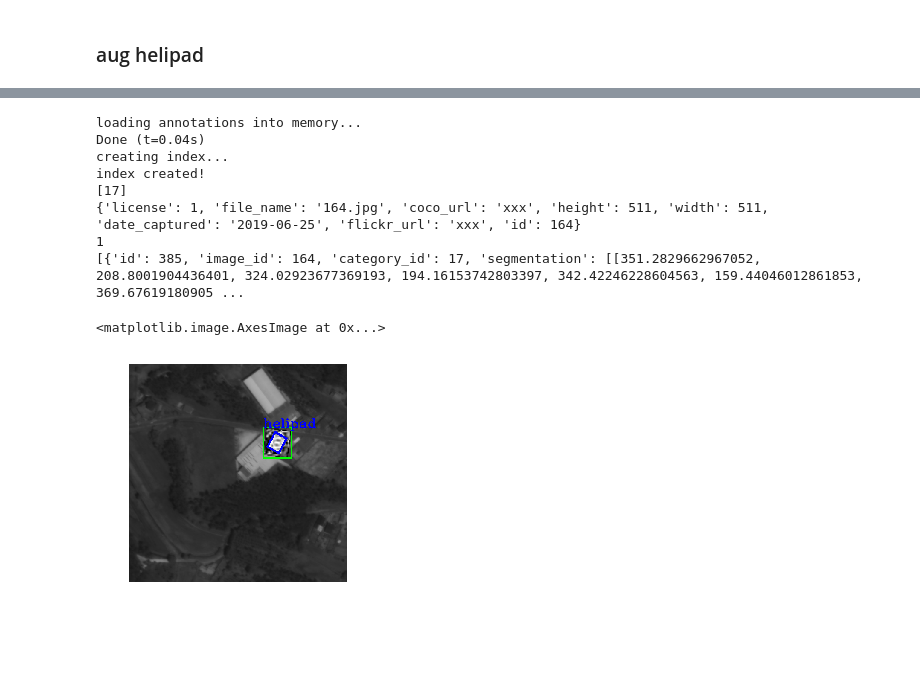
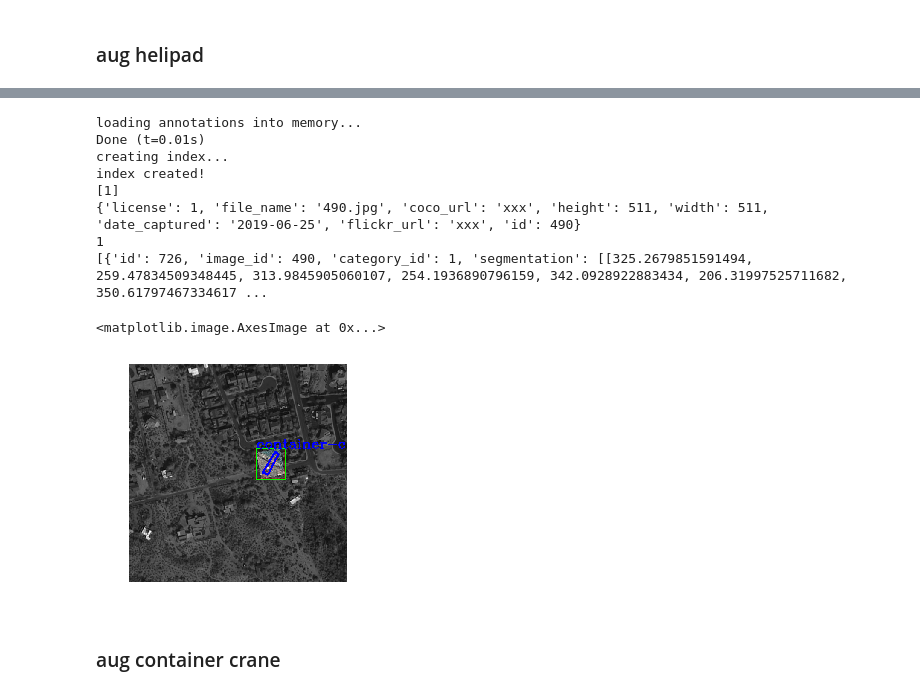
Before and after one commit to cizhenshi/Rscup2019-Object-Detection-Track-3th-Solution, a Jupyter notebook: generate_chips.ipynb, the cells around one changed output, grey strips where cells are left out. Saved outputs shown, nothing was run; the diff lists cells and outputs as text; code cells hidden in the pictures; blank space fills up the shorter version.

```diff
--- a/generate_chips.ipynb
+++ b/generate_chips.ipynb
@@ -864,7 +851,7 @@ index created!
 # %% [markdown]
 # aug special class
 # %%
-CLASS=['tennis-court', 'container-crane', 'storage-tank', 'baseball-diamond', 'plane', 'ground-track-field', 'helicopter', 'airport', 'harbor', 'ship', 'large-vehicle', 'swimming-pool', 'soccer-ball-field', 'roundabout', 'basketball-court', 'bridge', 'small-vehicle', 'helipad']
+CLASS=['tennis-court', 'container-crane', 'storage-tank', 'baseball-diamond', 'plane', 'ground-track-field', 'helicopter', 'airport', 'harbor', 'ship', 'large-vehicle', 'swimming-pool', 'soccer-ball-field', 'roundabout', 'basketball-court', 'bridge', 'small-vehicle', 'helipad','noise']
 coco=COCO("/home/xfr/rssid/data/annotation/annos_rscup_train.json")
 import mmcv
 ret = {x:[] for x in CLASS}
@@ -1051,7 +1038,7 @@ for i in tqdm(range(2000)):
                   "id": ID
                 }
 
-    cv2.imwrite("./aug/airport/"+filename, img)
+    cv2.imwrite("./rscup/aug/airport/"+filename, img)
     annotations["images"].append(image)
     annotation = {"id" : obj_id,
                 "image_id" : ID,
@@ -1064,7 +1051,7 @@ for i in tqdm(range(2000)):
     obj_id += 1
     annotations["annotations"].append(annotation)
     ID += 1
-with open('./aug/annos_rscup_airport'+'.json', 'w') as json_file:
+with open('./rscup/aug/annos_rscup_airport'+'.json', 'w') as json_file:
     json.dump(annotations, json_file, cls=MyEncoder)
 # %% [output]
 [{'id': 0, 'name': 'tennis-court', 'supercategory': 'object'}, {'id': 1, 'name': 'container-crane', 'supercategory': 'object'}, {'id': 2, 'name': 'storage-tank', 'supercategory': 'object'}, {'id': 3,  ...
@@ -1265,38 +1252,40 @@ sys.path.append('D:\API\cocoapi\PythonAPI')  # 你下载的 cocoapi 所在路径
 import skimage.io as io
 from pycocotools.coco import COCO   # 载入 cocoz
 %matplotlib inline
-coco=COCO("./rscup/aug/annos_rscup_helipad.json")
-catIds = coco.getCatIds(catNms=['helipad'])
+coco=COCO("./rscup/aug/annos_rscup_container-crane.json")
+catIds = coco.getCatIds(catNms=['container-crane'])
 print(catIds)
 imgIds = coco.getImgIds(catIds=catIds)
 # imgIds = coco.getImgIds(imgIds=[335328])
 img = coco.loadImgs(imgIds[np.random.randint(0, len(imgIds))])[0]
-I = io.imread('./rscup/aug/helipad/'+img['file_name'])
+I = io.imread('./rscup/aug/container-crane/'+img['file_name'])
 plt.imshow(I)
 plt.axis('off')
 print(img)
 annIds = coco.getAnnIds(imgIds=[img['id']], iscrowd=None)
 print(len(annIds))
 anns = coco.loadAnns(annIds)
 print(anns)
 for ann in anns:
     bbox = ann['bbox']
     poly = np.array(ann["segmentation"][0]).reshape(4,2)
     x = [int(x) for x in bbox]
     cv2.rectangle(I, (x[0],x[1]), (x[0]+x[2],x[1]+x[3]), (0,255,0), 2)
     cv2.polylines(I, np.array([poly], np.int32), 1, (0, 0, 255), 3)
     #cv2.fillPoly(I, np.array([poly], np.int32),(0.,255,0) )
     cv2.putText(I, CLASS[ann['category_id']], (x[0],x[1]), cv2.FONT_HERSHEY_COMPLEX, 1, (0, 0, 255), 2)
 plt.imshow(I)
 #coco.showAnns(anns)
 # %% [output]
 loading annotations into memory...
-Done (t=0.04s)
+Done (t=0.01s)
 creating index...
 index created!
-[17]
-{'license': 1, 'file_name': '164.jpg', 'coco_url': 'xxx', 'height': 511, 'width': 511, 'date_captured': '2019-06-25', 'flickr_url': 'xxx', 'id': 164}
+[1]
+{'license': 1, 'file_name': '490.jpg', 'coco_url': 'xxx', 'height': 511, 'width': 511, 'date_captured': '2019-06-25', 'flickr_url': 'xxx', 'id': 490}
 1
-[{'id': 385, 'image_id': 164, 'category_id': 17, 'segmentation': [[351.2829662967052, 208.8001904436401, 324.02923677369193, 194.16153742803397, 342.42246228604563, 159.44046012861853, 369.67619180905 ...
+[{'id': 726, 'image_id': 490, 'category_id': 1, 'segmentation': [[325.2679851591494, 259.47834509348445, 313.9845905060107, 254.1936890796159, 342.0928922883434, 206.31997525711682, 350.61797467334617 ...
 <matplotlib.image.AxesImage at 0x...>
-[figure, old version]
+[figure, new version]
+# %% [markdown]
+### aug container crane
```
Also changed, not shown: parts of 23 cells of this notebook, 5 other files.
